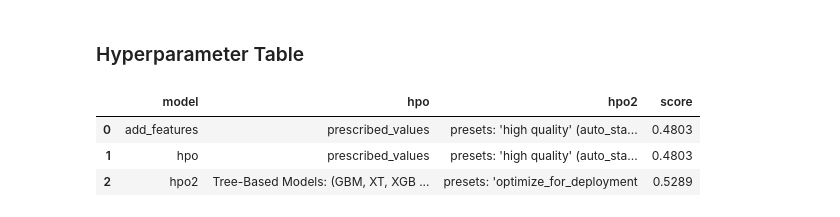
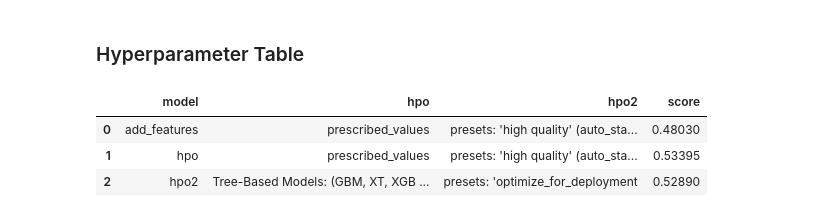
Before and after one commit to ashurohilla/sharingbikeprediction, a Jupyter notebook: train.ipynb, the cells around one changed output. Cells and saved outputs as stored; diff of their text form; code cells hidden in the pictures.

Commit message:
adding table in report

```diff
--- a/train.ipynb
+++ b/train.ipynb
@@ -1254,12 +1252,12 @@ FileNotFoundError: [Errno 2] No such file or directory: 'img/model_test_score.pn
 # %%
 pd.DataFrame({
     "model": [ "add_features", "hpo", "hpo2"],
     "hpo": ["prescribed_values", "prescribed_values", "Tree-Based Models: (GBM, XT, XGB & RF)"],
     "hpo2": ["presets: 'high quality' (auto_stack=True)", "presets: 'high quality' (auto_stack=True)", "presets: 'optimize_for_deployment"],
-    "score": [0.4803  , 0.4803 , 0.5289,]
+    "score": [0.4803  , 0.53395 , 0.5289,]
 })
 # %% [output]
 |  | model | hpo | hpo2 | score |
-| 0 | add_features | prescribed_values | presets: 'high quality' (auto_sta... | 0.4803 |
-| 1 | hpo | prescribed_values | presets: 'high quality' (auto_sta... | 0.4803 |
-| 2 | hpo2 | Tree-Based Models: (GBM, XT, XGB ... | presets: 'optimize_for_deployment | 0.5289 |
+| 0 | add_features | prescribed_values | presets: 'high quality' (auto_sta... | 0.48030 |
+| 1 | hpo | prescribed_values | presets: 'high quality' (auto_sta... | 0.53395 |
+| 2 | hpo2 | Tree-Based Models: (GBM, XT, XGB ... | presets: 'optimize_for_deployment | 0.52890 |
```
Also changed, not shown: parts of 2 cells of this notebook, 4 other files.
